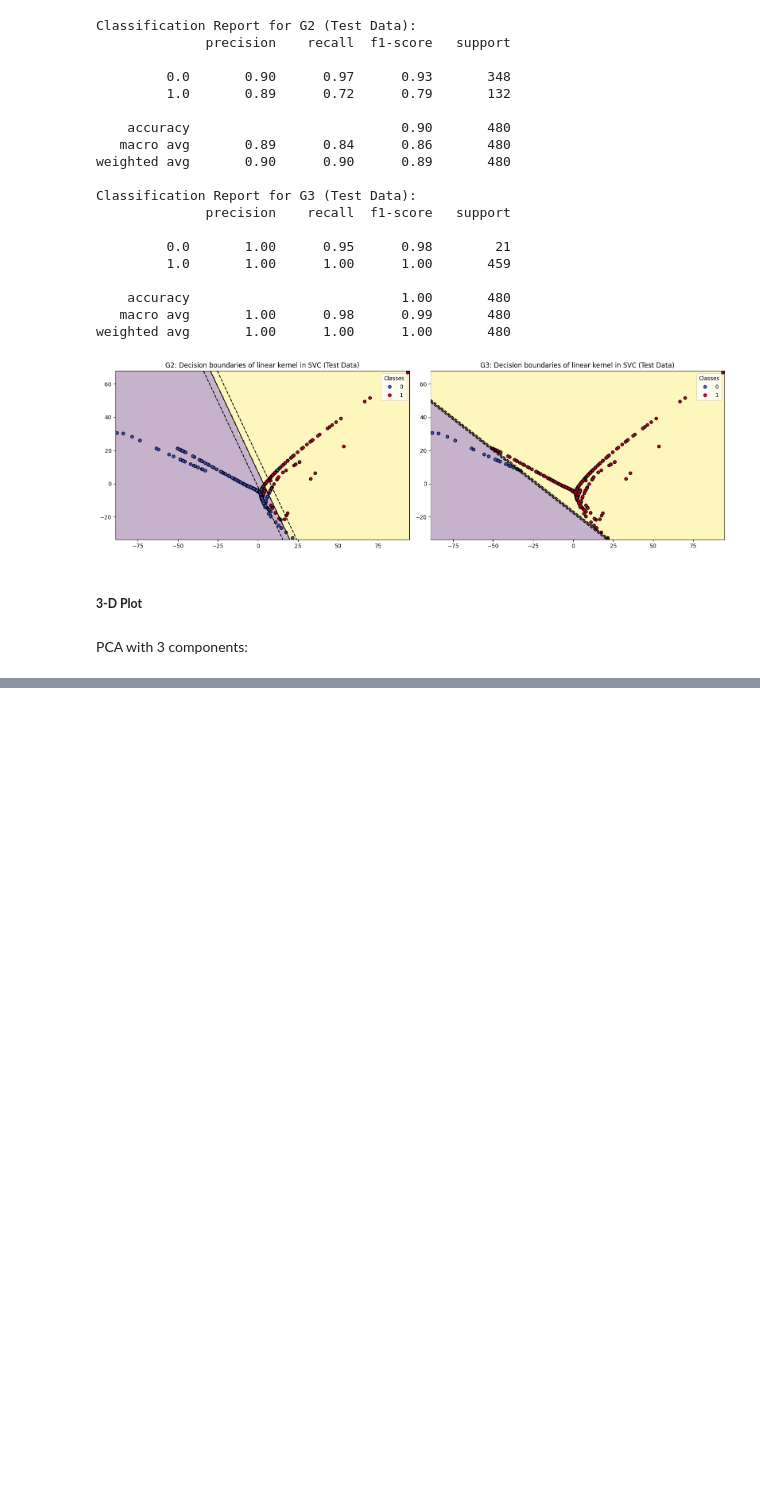
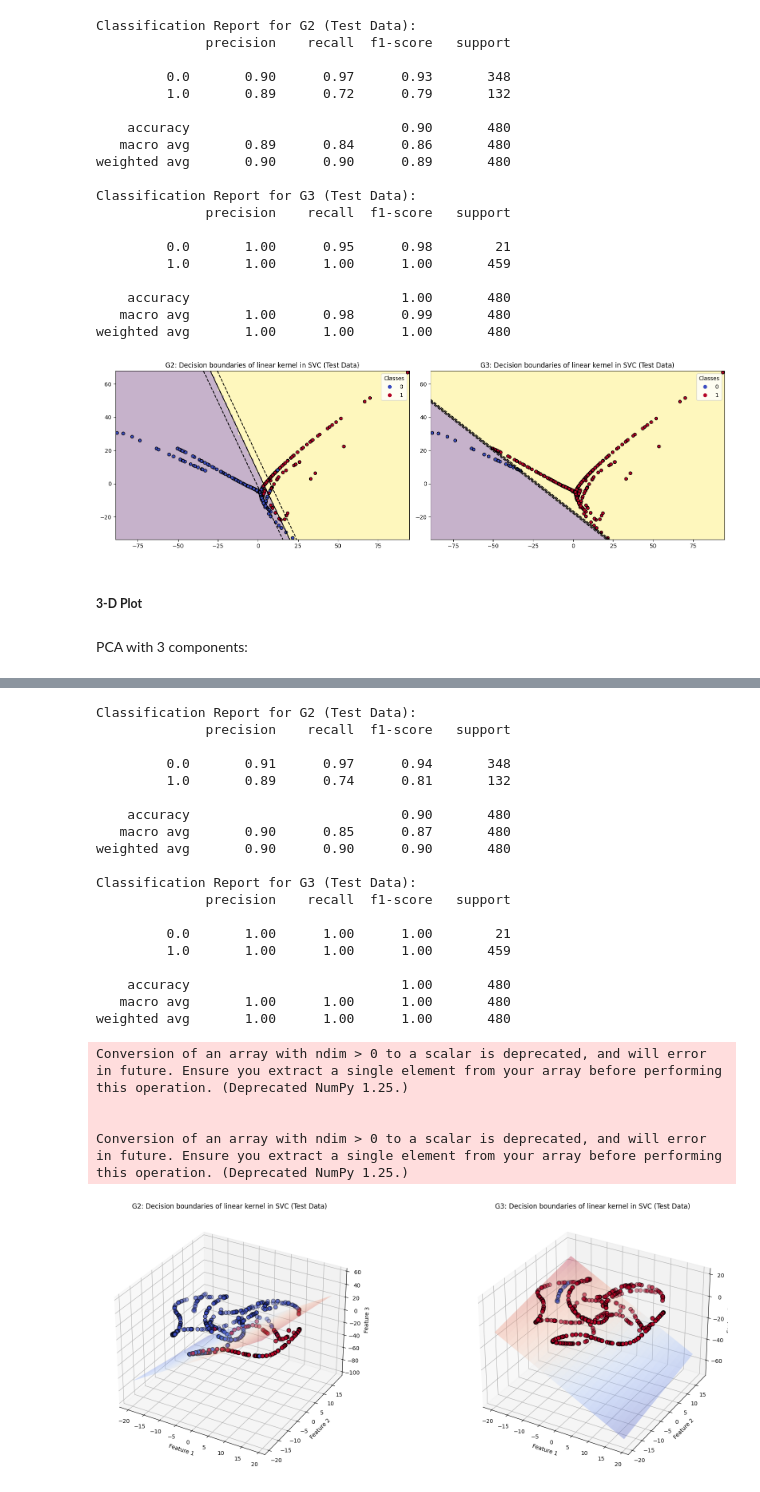
Before and after one commit to Max-f123/Machine_Learning_in_Energy_Systems, a Jupyter notebook: Assignment 02/02 - Simon/A02_Classification.ipynb, the cells around one changed output, grey strips where cells are left out. Saved outputs shown, nothing was run; the diff lists cells and outputs as text; code cells hidden in the pictures; blank space fills up the shorter version.

```diff
--- a/Assignment 02/02 - Simon/A02_Classification.ipynb
+++ b/Assignment 02/02 - Simon/A02_Classification.ipynb
@@ -846,0 +829,37 @@ Conversion of an array with ndim > 0 to a scalar is deprecated, and will error i
+# %%
+from sklearn.manifold import TSNE
+
+# Apply t-SNE
+tsne = TSNE(n_components=3, random_state=42)
+X_tsne3 = tsne.fit_transform(features)
+
+# Use X_tsne for training and testing
+X_train_tsne3, X_test_tsne3, y_train, y_test = train_test_split(X_tsne3, targets, test_size=0.2, random_state=42)
+
+# Plot with t-SNE-transformed data
+plot_decision_boundary_3d(kernel="linear", X_train=X_train_tsne3, y_train=y_train, X_test=X_test_tsne3, y_test=y_test, test=True)
+# %% [output]
+Classification Report for G2 (Test Data):
+              precision    recall  f1-score   support
+
+         0.0       0.91      0.97      0.94       348
+         1.0       0.89      0.74      0.81       132
+
+    accuracy                           0.90       480
+   macro avg       0.90      0.85      0.87       480
+weighted avg       0.90      0.90      0.90       480
+
+Classification Report for G3 (Test Data):
+              precision    recall  f1-score   support
+
+         0.0       1.00      1.00      1.00        21
+         1.0       1.00      1.00      1.00       459
+
+    accuracy                           1.00       480
+   macro avg       1.00      1.00      1.00       480
+weighted avg       1.00      1.00      1.00       480
+Conversion of an array with ndim > 0 to a scalar is deprecated, and will error in future. Ensure you extract a single element from your array before performing this operation. (Deprecated NumPy 1.25.)
+
+
+Conversion of an array with ndim > 0 to a scalar is deprecated, and will error in future. Ensure you extract a single element from your array before performing this operation. (Deprecated NumPy 1.25.)
+[figure, added]
```
Also changed, not shown: parts of 3 cells of this notebook.
